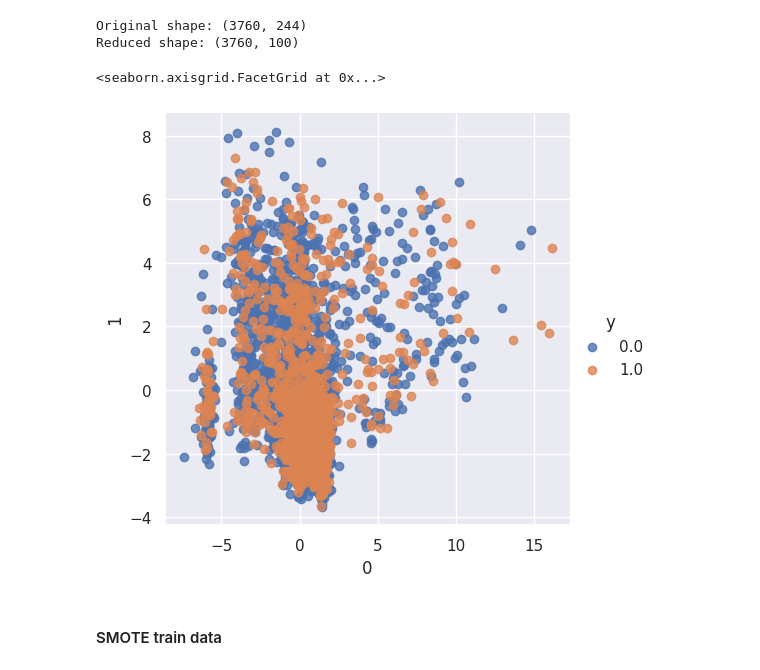
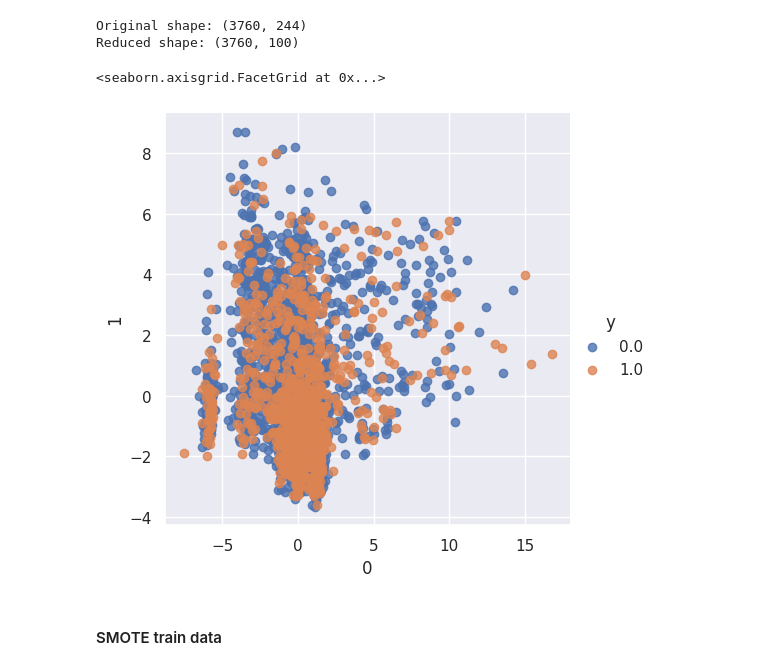
Before and after one commit to berstearns/garbage_collector, a Jupyter notebook: CCT/ml/CA1machinelearning.ipynb, the cells around one changed output. Saved outputs shown, nothing was run; the diff lists cells and outputs as text; code cells hidden in the pictures.

```diff
--- a/CCT/ml/CA1machinelearning.ipynb
+++ b/CCT/ml/CA1machinelearning.ipynb
@@ -277,33 +284,33 @@ X_train_scaled_pca = pca.transform(X_train_scaled)
 X_train_scaled_pca = pd.DataFrame(X_train_scaled_pca)
 X_test_scaled_pca = pca.transform(X_test_scaled)
 X_test_scaled_pca = pd.DataFrame(X_test_scaled_pca)
-df_train_pca = X_train_pca.copy()
-df_train_pca["y"] = y_train
+df_train_scaled_pca = X_train_scaled_pca.copy()
+df_train_scaled_pca["y"] = y_train
 print("Original shape: {}".format(str(X_train_scaled.shape)))
-print("Reduced shape: {}".format(str(X_train_pca.shape)))
+print("Reduced shape: {}".format(str(X_train_scaled_pca.shape)))
 # %% [output]
 Original shape: (3760, 244)
 Reduced shape: (3760, 100)
 # %%
-df_train_pca.columns = [str(c) for c in df_train_pca.columns]
+df_train_scaled_pca.columns = [str(c) for c in df_train_scaled_pca.columns]
 # %%
 explained_variances = pca.explained_variance_
 acc_explained_variances = [sum(explained_variances[:i]) for i in range(5)]
 # %%
 sns.set()
 # Plot 2D PCA Graph
 # The lower dimensions of PCA can't separate dropout from not-dropout
 sns.lmplot(
-    x=df_train_pca.columns[0],
-    y=df_train_pca.columns[1],
-    data=df_train_pca,
+    x=df_train_scaled_pca.columns[0],
+    y=df_train_scaled_pca.columns[1],
+    data=df_train_scaled_pca,
     hue='y',
     fit_reg=False,
     legend=True
     )
 # %% [output]
 <seaborn.axisgrid.FacetGrid at 0x...>
-[figure, old version]
+[figure, new version]
 # %% [markdown]
 #### SMOTE train data
 # %%
```
Also changed, not shown: parts of 17 cells of this notebook.
